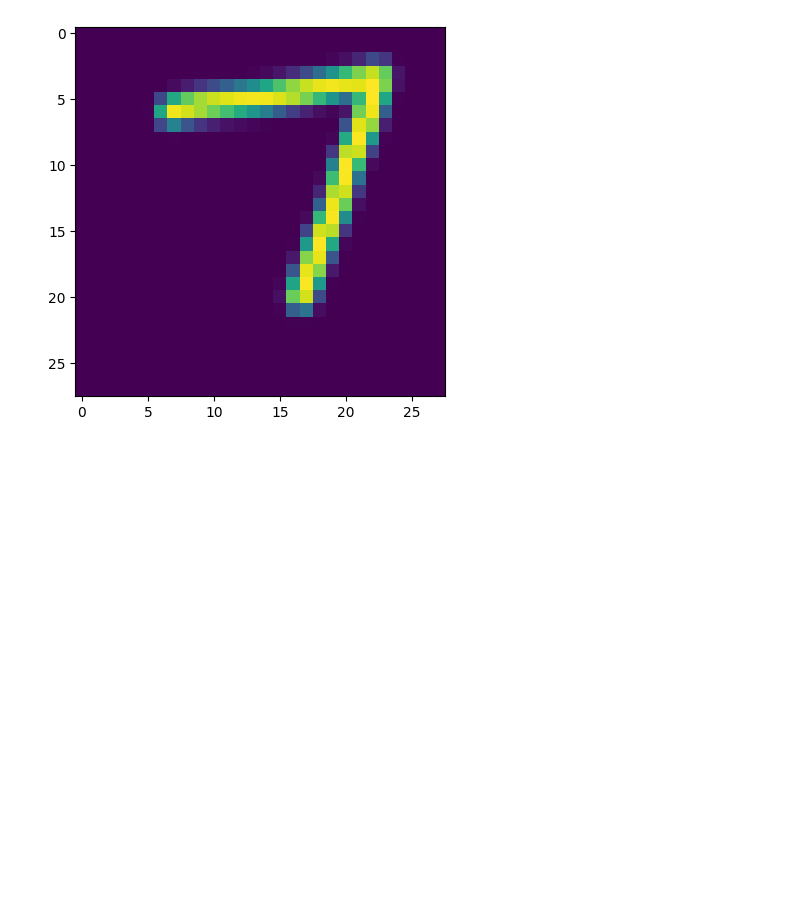
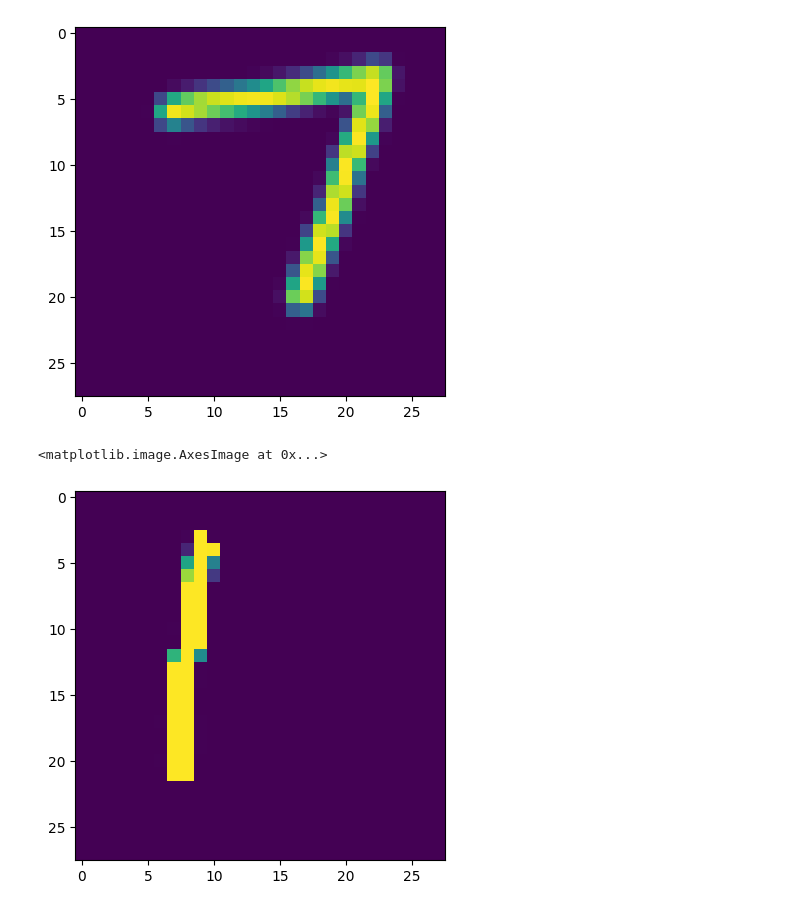
Before and after one commit to Amirth24/digit_recognizer, a Jupyter notebook: model_complete.ipynb, the cells around one changed output. Cells and saved outputs as stored; diff of their text form; code cells hidden in the pictures; blank space fills up the shorter version.

```diff
--- a/model_complete.ipynb
+++ b/model_complete.ipynb
@@ -140,0 +135,7 @@ print(np.argmax(yhat))
+# %%
+img = cv2.imread('./image.jpg')
+
+plt.imshow(gray_img_resized/255.0)
+# %% [output]
+<matplotlib.image.AxesImage at 0x...>
+[figure, added]
```
Also changed, not shown: parts of 12 cells of this notebook, 6 other files.
